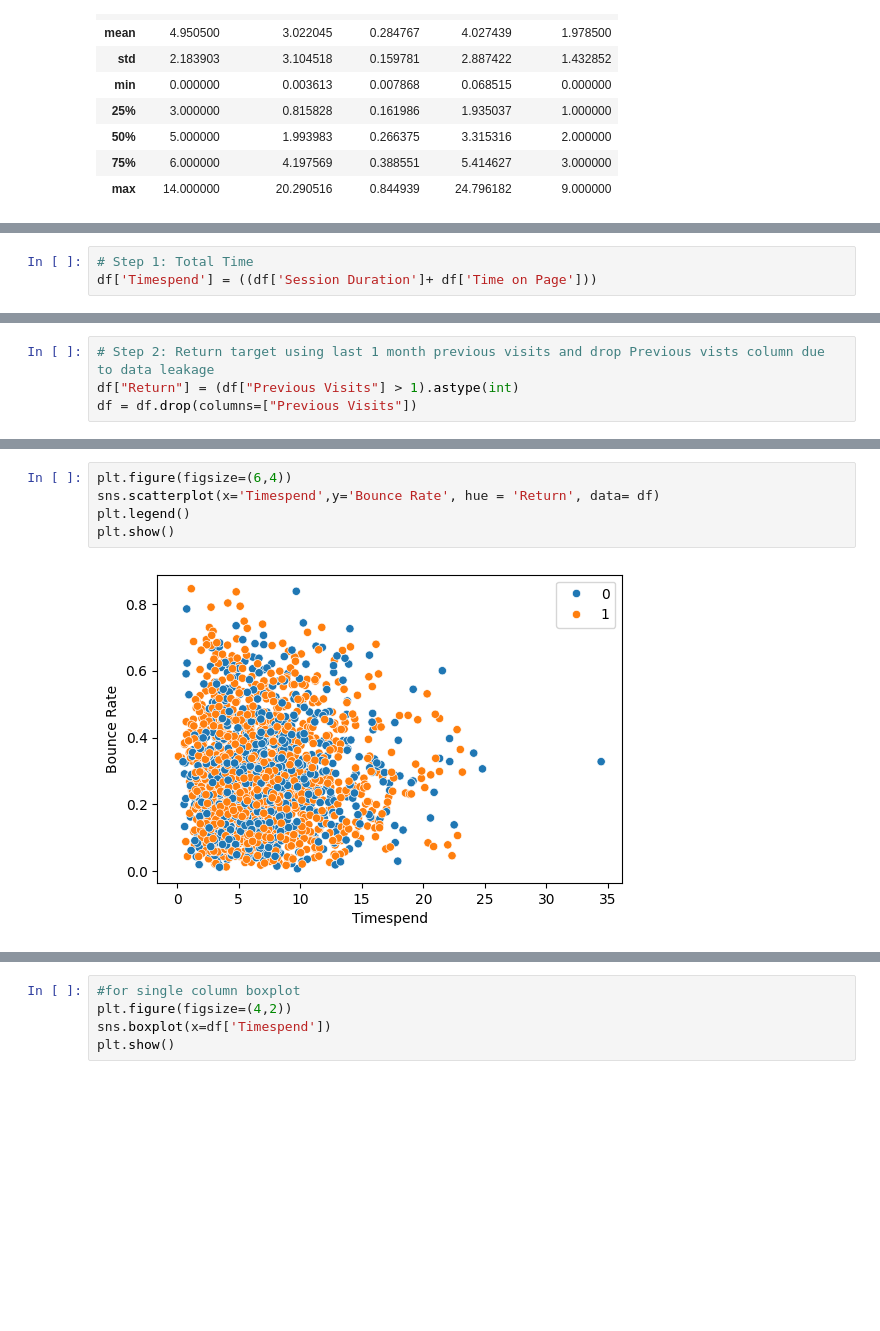
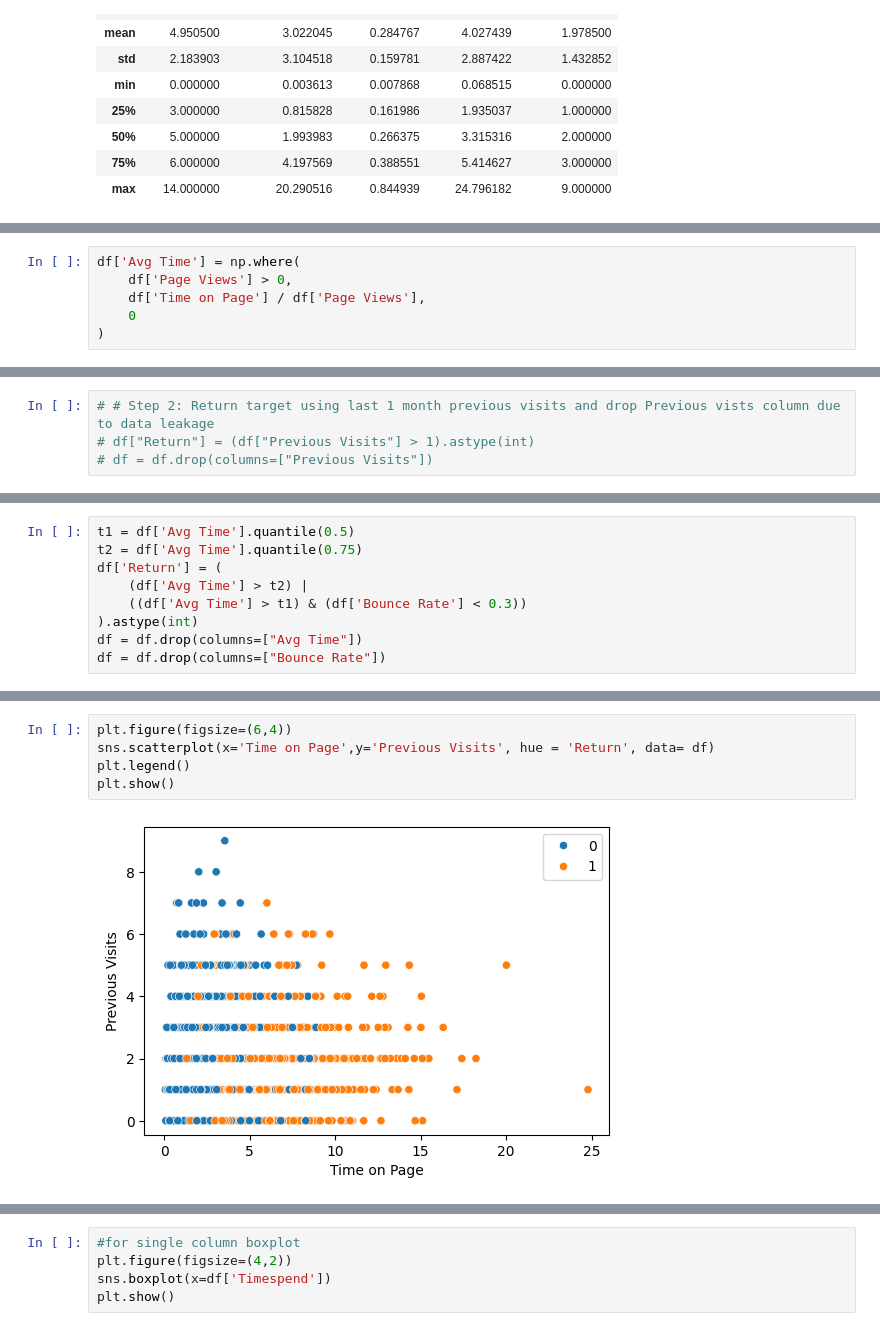
Before and after one commit to Himanshutiwari321/User-Return-Prediction---Startup---ML, a Jupyter notebook: notebooks/03_feature.ipynb, the cells around one changed output, grey strips where cells are left out. Drawn from its saved outputs; the diff is of its cells as text; blank space fills up the shorter version.

```diff
--- a/notebooks/03_feature.ipynb
+++ b/notebooks/03_feature.ipynb
@@ -31,6 +28,9 @@ df["Avg Time Per Page"] = df["Time on Page"] / df["Page Views"]
-# %%
-# Step 1: Total Time
-df['Timespend'] = ((df['Session Duration']+ df['Time on Page']))
+# %%
+df['Avg Time'] = np.where(
+    df['Page Views'] > 0,
+    df['Time on Page'] / df['Page Views'],
+    0
+)
 # %%
 df.isnull().sum()
 # %% [output]
@@ -59,4 +57,4 @@ invalid value encountered in subtract
 # %%
-# Step 2: Return target using last 1 month previous visits and drop Previous vists column due to data leakage
-df["Return"] = (df["Previous Visits"] > 1).astype(int)
-df = df.drop(columns=["Previous Visits"])
+# # Step 2: Return target using last 1 month previous visits and drop Previous vists column due to data leakage
+# df["Return"] = (df["Previous Visits"] > 1).astype(int)
+# df = df.drop(columns=["Previous Visits"])
@@ -63,3 +67,12 @@ df = df.drop(columns=["Previous Visits"])
+# %%
+t1 = df['Avg Time'].quantile(0.5)
+t2 = df['Avg Time'].quantile(0.75)
+df['Return'] = (
+    (df['Avg Time'] > t2) |
+    ((df['Avg Time'] > t1) & (df['Bounce Rate'] < 0.3))
+).astype(int)
+df = df.drop(columns=["Avg Time"])
+df = df.drop(columns=["Bounce Rate"])
 # %%
 num_cols = df.select_dtypes(include=['int64', 'float64'])
 num_cols.corr(method='spearman')
@@ -92,10 +103,10 @@ df.head()
 # %%
 plt.figure(figsize=(6,4))
-sns.scatterplot(x='Timespend',y='Bounce Rate', hue = 'Return', data= df)
+sns.scatterplot(x='Time on Page',y='Previous Visits', hue = 'Return', data= df)
 plt.legend()
 plt.show()
 # %% [output]
-[figure, old version]
+[figure, new version]
 # %%
 import plotly.express as px
 
```
Also changed, not shown: parts of 8 cells of this notebook, 4 other files.
